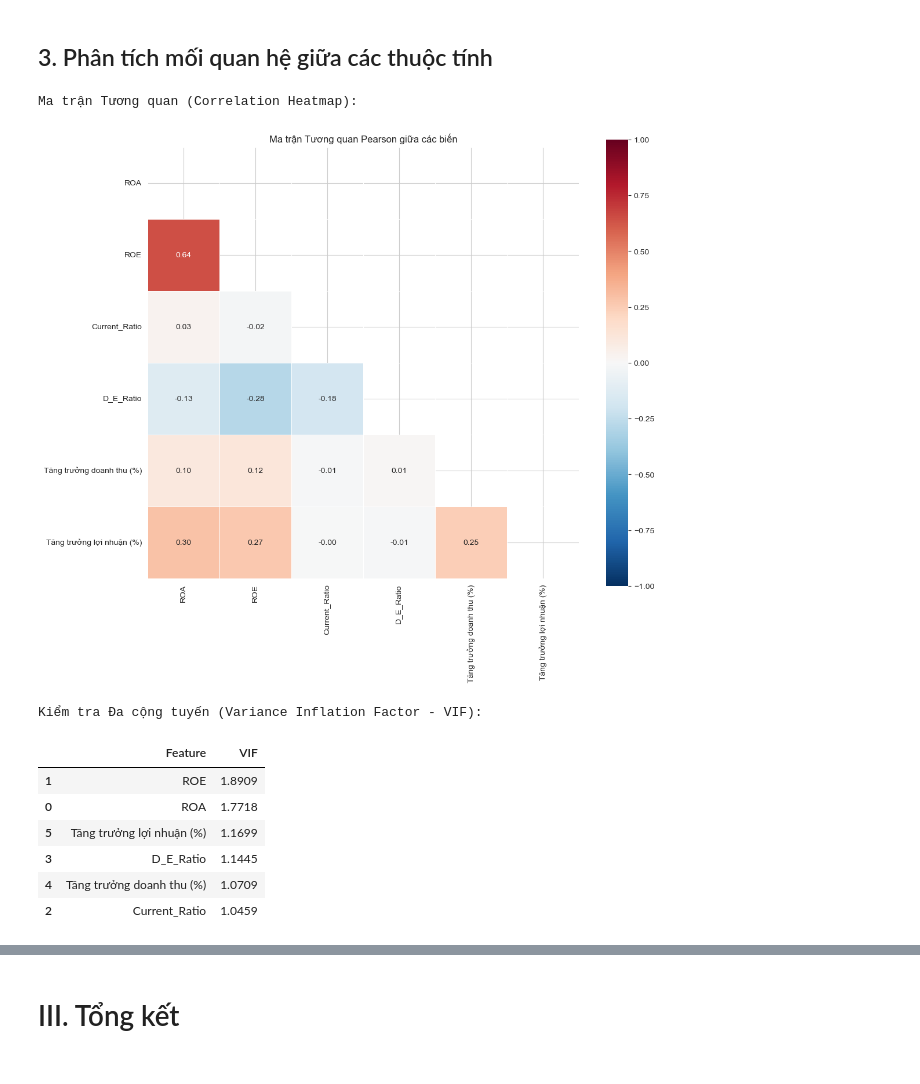
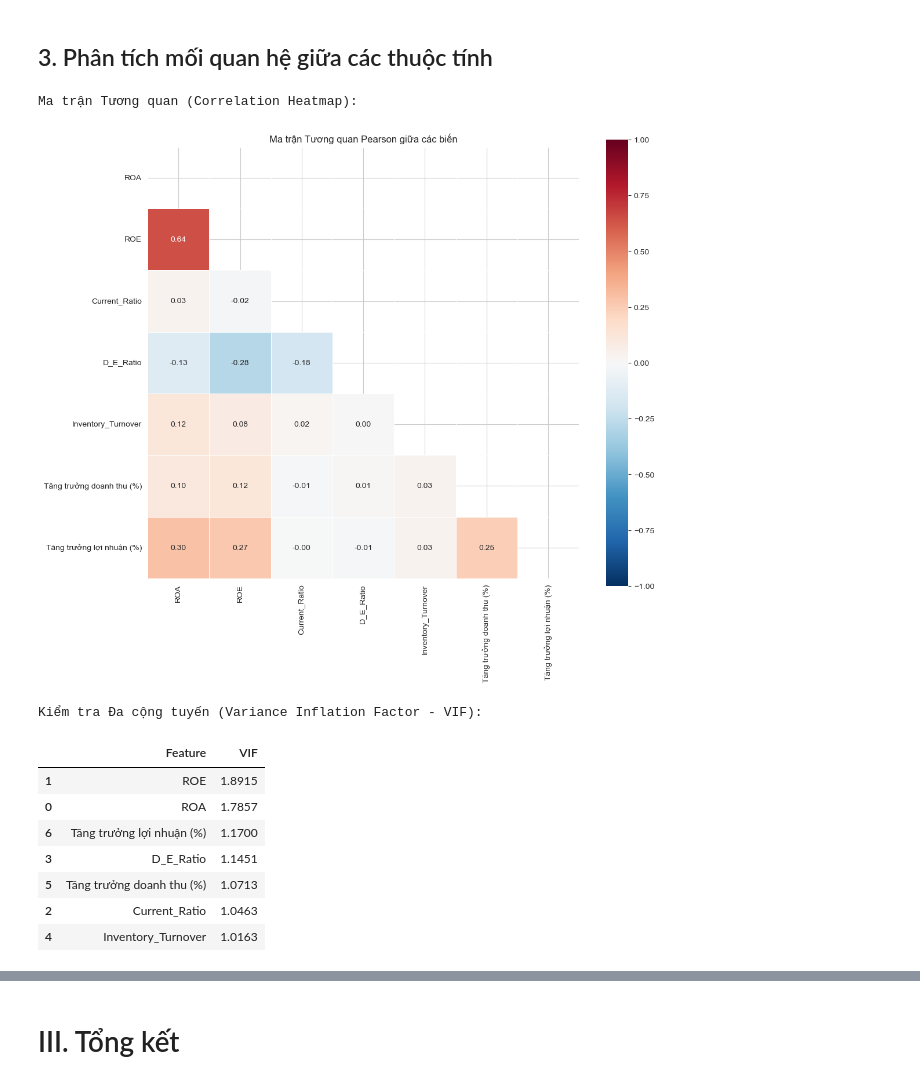
Before and after one commit to callmezuy/hcmus-introds--final-project, a Jupyter notebook: src/notebooks/fa_eda.ipynb, the cells around one changed output, grey strips where cells are left out. Saved outputs shown, nothing was run; the diff lists cells and outputs as text; code cells hidden in the pictures.

```diff
--- a/src/notebooks/fa_eda.ipynb
+++ b/src/notebooks/fa_eda.ipynb
@@ -303,31 +301,3 @@ Việc phân nhóm cho thấy sự tách biệt rõ ràng giữa hai loại hìn
 | **Thanh khoản** | Tỷ lệ Thanh toán Hiện hành | TÀI SẢN NGẮN HẠN / Nợ ngắn hạn |
 | **Đòn bẩy** | Tỷ lệ Nợ/Vốn Chủ sở hữu (D/E) | NỢ PHẢI TRẢ / VỐN CHỦ SỞ HỮU |
 | **Hoạt động** | Vòng quay Hàng tồn kho | Giá vốn hàng bán / Hàng tồn kho ròng |
-# %%
-# CHUYỂN ĐỔI KIỂU DỮ LIỆU & SẮP XẾP (DATA TYPE CONVERSION)
-# 1. Chuyển đổi kiểu dữ liệu
-df_non_financial['Năm'] = df_non_financial['Năm'].astype(int)
-df_non_financial['Kỳ'] = df_non_financial['Kỳ'].astype(int)
-
-# 2. Sắp xếp dữ liệu
-df_non_financial.sort_values(by=['CP', 'Năm', 'Kỳ'], inplace=True)
-
-# KIỂM TRA SỰ NHẤT QUÁN (CONSISTENCY CHECK)
-# Kiểm tra phương trình kế toán: TỔNG TÀI SẢN = NỢ PHẢI TRẢ + VỐN CHỦ SỞ HỮU
-assets = df_non_financial['TỔNG CỘNG TÀI SẢN (đồng)']
-liabilities = df_non_financial['NỢ PHẢI TRẢ (đồng)']
-equity = df_non_financial['VỐN CHỦ SỞ HỮU (đồng)']
-
-# Tính độ lệch tuyệt đối
-discrepancy = (assets - (liabilities + equity)).abs()
-
-# Ngưỡng sai số cho phép (ví dụ: 1 tỷ đồng cho các tập đoàn lớn là chấp nhận được do làm tròn)
-# Hoặc khắt khe hơn là 1 triệu đồng. Ở đây chọn 100 triệu để lọc lỗi nhập liệu lớn.
-threshold = 1e8
-
-inconsistent_rows = df_non_financial[discrepancy > threshold]
-print(f"Số lượng bản ghi không nhất quán (Lỗi > 100tr): {len(inconsistent_rows)}")
-
-if len(inconsistent_rows) > 0:
-    print(f"\nĐã loại bỏ {len(inconsistent_rows)} bản ghi lỗi kế toán.")
-    df_non_financial = df_non_financial[discrepancy <= threshold].copy()
@@ -338,4 +304,12 @@ Số lượng bản ghi không nhất quán (Lỗi > 100tr): 8
 # %%
+# CHUYỂN ĐỔI KIỂU DỮ LIỆU & SẮP XẾP (DATA TYPE CONVERSION)
+# 1. Chuyển đổi kiểu dữ liệu
+df_non_financial['Năm'] = df_non_financial['Năm'].astype(int)
+df_non_financial['Kỳ'] = df_non_financial['Kỳ'].astype(int)
+
+# 2. Sắp xếp dữ liệu
+df_non_financial.sort_values(by=['CP', 'Năm', 'Kỳ'], inplace=True)
+
 # TÍNH TOÁN CHỈ SỐ TÀI CHÍNH
 # 1. Nhóm Chỉ số Hiệu suất (Profitability Ratios)
 df_non_financial['ROA'] = np.where(
@@ -363,9 +337,9 @@ df_non_financial['D_E_Ratio'] = np.where(
 # 4. Nhóm Chỉ số Hoạt động (Activity Ratios)
 df_non_financial['Inventory_Turnover'] = np.where(
     df_non_financial['Hàng tồn kho ròng'] == 0, 0,
-    df_non_financial['Giá vốn hàng bán'] / df_non_financial['Hàng tồn kho ròng']
+    df_non_financial['Giá vốn hàng bán'].abs() / df_non_financial['Hàng tồn kho ròng']
 )
 
-print("Đã thêm 5 cột chỉ số (Clean Division).")
+print("Đã thêm 5 cột chỉ số.")
 display(df_non_financial[['ROA', 'ROE', 'Current_Ratio', 'D_E_Ratio', 'Inventory_Turnover']].head())
 # %% [output]
@@ -634,7 +605,7 @@ Phân bố Nhãn Hiệu suất (Proxy: Có Lãi vs. Thua Lỗ) trên tập Phi T
 ## 3. Phân tích mối quan hệ giữa các thuộc tính
 # %%
 # Feature List
-base_ratios = ['ROA', 'ROE', 'Current_Ratio', 'D_E_Ratio']
+base_ratios = ['ROA', 'ROE', 'Current_Ratio', 'D_E_Ratio', 'Inventory_Turnover']
 growth_cols = ['Tăng trưởng doanh thu (%)', 'Tăng trưởng lợi nhuận (%)']
 actual_features = base_ratios + growth_cols
 
@@ -648,41 +619,41 @@ mask = np.triu(np.ones_like(corr_matrix, dtype=bool))
 
 # Vẽ Heatmap
 sns.heatmap(corr_matrix,
             mask=mask,
             annot=True,
             fmt=".2f",
             cmap='RdBu_r',
             center=0,
             vmin=-1,
             vmax=1,
             linewidths=0.5,
             square=True)
 
 plt.title('Ma trận Tương quan Pearson giữa các biến')
 plt.show()
 
-
 # PHÁT HIỆN ĐA CỘNG TUYẾN (MULTICOLLINEARITY - VIF)
 print("Kiểm tra Đa cộng tuyến (Variance Inflation Factor - VIF):")
 
 X_vif = df_non_financial_cleaned[actual_features].copy()
 X_vif['intercept'] = 1
 
 # Tính VIF
 vif_data = pd.DataFrame()
 vif_data["Feature"] = actual_features
 vif_data["VIF"] = [variance_inflation_factor(X_vif.values, i) for i in range(len(actual_features))]
 
 display(vif_data.sort_values('VIF', ascending=False))
 # %% [output]
 Ma trận Tương quan (Correlation Heatmap):
-[figure, old version]
+[figure, new version]
 Kiểm tra Đa cộng tuyến (Variance Inflation Factor - VIF):
 |  | Feature | VIF |
-| 1 | ROE | 1.8909 |
-| 0 | ROA | 1.7718 |
-| 5 | Tăng trưởng lợi nhuận (%) | 1.1699 |
-| 3 | D_E_Ratio | 1.1445 |
-| 4 | Tăng trưởng doanh thu (%) | 1.0709 |
-| 2 | Current_Ratio | 1.0459 |
+| 1 | ROE | 1.8915 |
+| 0 | ROA | 1.7857 |
+| 6 | Tăng trưởng lợi nhuận (%) | 1.1700 |
+| 3 | D_E_Ratio | 1.1451 |
+| 5 | Tăng trưởng doanh thu (%) | 1.0713 |
+| 2 | Current_Ratio | 1.0463 |
+| 4 | Inventory_Turnover | 1.0163 |
 # %% [markdown]
```
Also changed, not shown: parts of 10 cells of this notebook, 1 other file.
